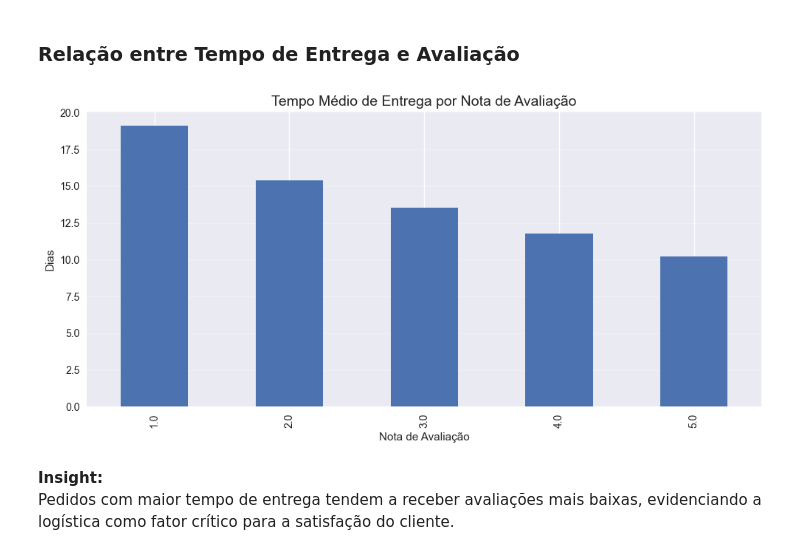
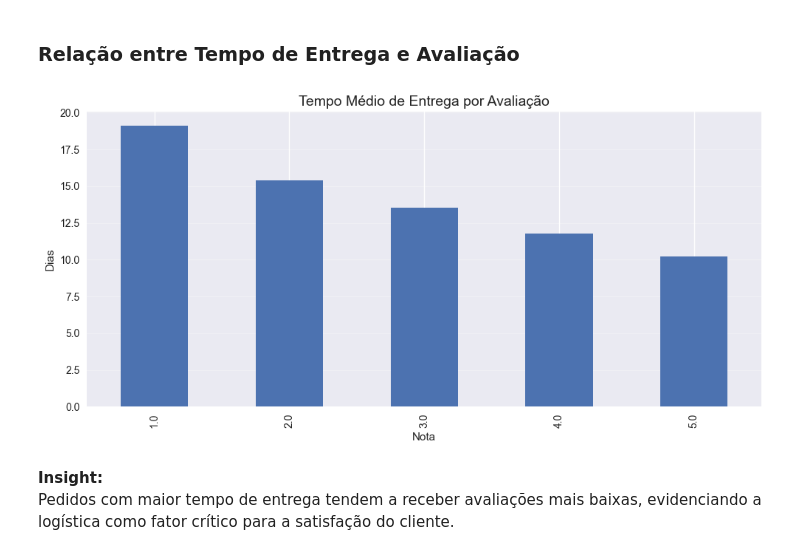
Before and after one commit to murilofigueira88/olist-analise-dados, a Jupyter notebook: notebooks/01_eda_olist.ipynb, the cells around one changed output. Cells and saved outputs as stored; diff of their text form; code cells hidden in the pictures.

```diff
--- a/notebooks/01_eda_olist.ipynb
+++ b/notebooks/01_eda_olist.ipynb
@@ -191,20 +195,17 @@ df = df[df['delivery_time'] >= 0]
 # %% [markdown]
 ### Relação entre Tempo de Entrega e Avaliação
 # %%
-media_entrega_avaliacao = (
-    df.groupby('review_score')['delivery_time']
-    .mean()
-)
-
 media_entrega_avaliacao.plot(kind='bar')
-plt.title('Tempo Médio de Entrega por Nota de Avaliação')
-plt.xlabel('Nota de Avaliação')
+plt.title('Tempo Médio de Entrega por Avaliação')
+plt.xlabel('Nota')
 plt.ylabel('Dias')
 plt.grid(axis='y', alpha=0.3)
 plt.tight_layout()
+
+plt.savefig('../images/entrega_avaliacao.png', dpi=150, bbox_inches='tight')
 plt.show()
 # %% [output]
-[figure, old version]
+[figure, new version]
 # %% [markdown]
 **Insight:**
 Pedidos com maior tempo de entrega tendem a receber
```
Also changed, not shown: parts of 3 cells of this notebook.
